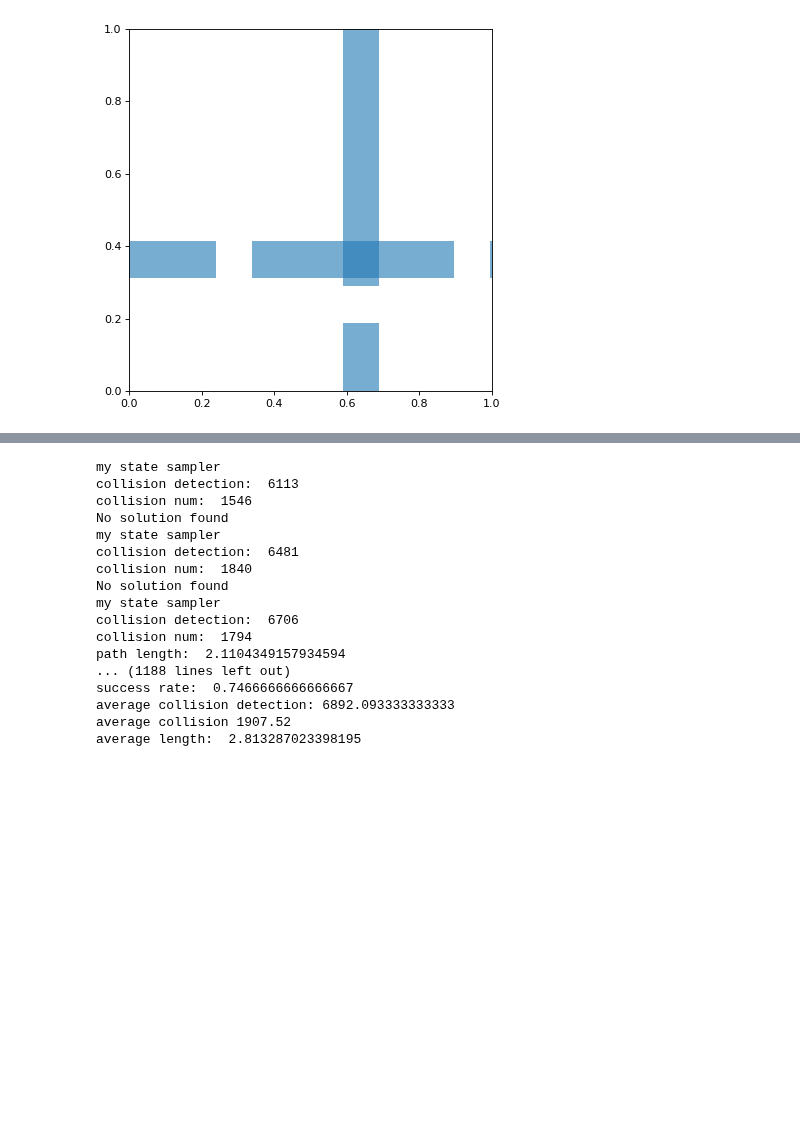
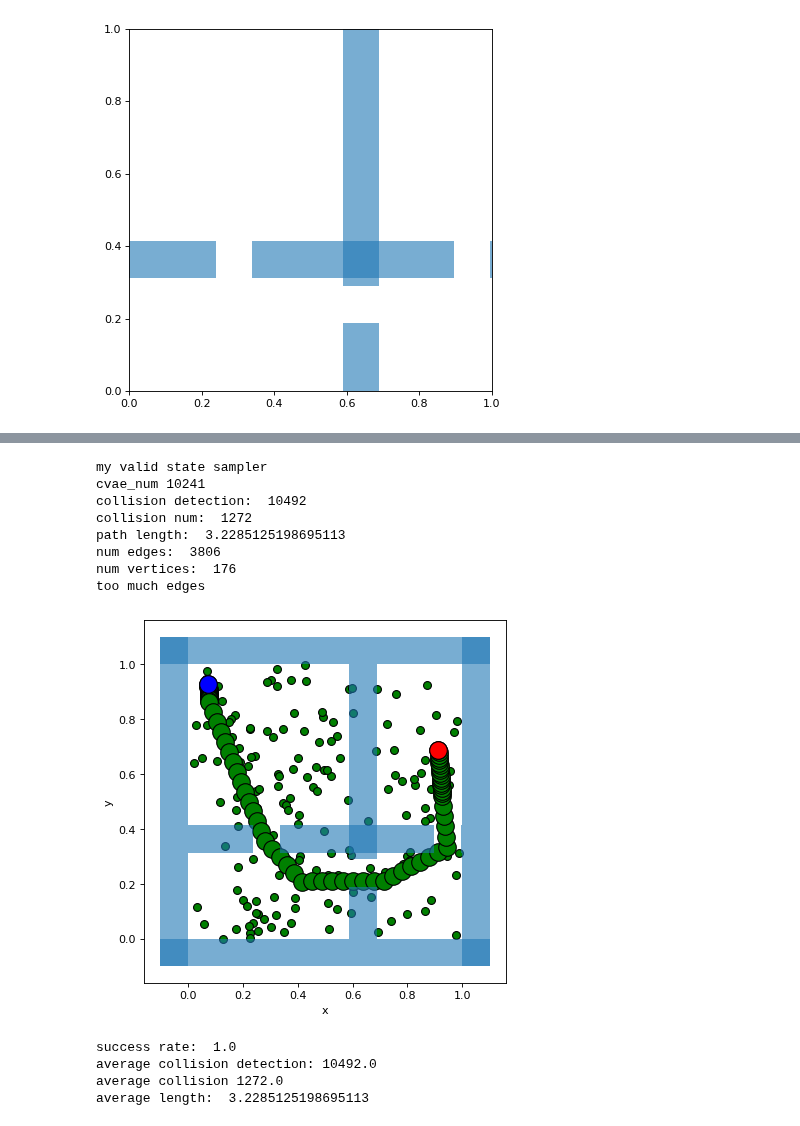
Before and after one commit to KarlRong/VAE-Motion-Planning, a Jupyter notebook: ompl_narrowpassage.ipynb, the cells around one changed output, grey strips where cells are left out. Saved outputs shown, nothing was run; the diff lists cells and outputs as text; code cells hidden in the pictures; blank space fills up the shorter version.

```diff
--- a/ompl_narrowpassage.ipynb
+++ b/ompl_narrowpassage.ipynb
@@ -345,7 +345,7 @@ def allocatePlanner(si, plannerType):
         ou.OMPL_ERROR("Planner-type is not implemented in allocation function.")
 
 from utils.NarrowPassage import gap2obs
-def plt_ompl_result(condition, start, goal, path, collisionchecker):
+def plt_ompl_result(condition, start, goal, path, collisionchecker, spaceinfo, planner):
     fig1 = plt.figure(figsize=(10, 6), dpi=80)
     ax1 = fig1.add_subplot(111, aspect='equal')
     obs, dimW = gap2obs(condition)
@@ -366,6 +366,24 @@ def plt_ompl_result(condition, start, goal, path, collisionchecker):
 #             ))
     gridSize = 11
 
+    plannerdata = ob.PlannerData(spaceinfo)
+    planner.getPlannerData(plannerdata)
+    print("num edges: ", plannerdata.numEdges())
+    print("num vertices: ", plannerdata.numVertices())
+    num_ver = plannerdata.numVertices()
+    num_edge = plannerdata.numEdges()
+    if num_edge > 3000:
+        print("too much edges")
+        edge_vis = False
+    else:
+        edge_vis = True
+    for i in range(0, num_ver):
+        plt.scatter( plannerdata.getVertex(i).getState().getX(), plannerdata.getVertex(i).getState().getY(), color="green", s=50, edgecolors='black')  # vertice
+        if edge_vis:
+            for j in range(0, num_ver):
+                if plannerdata.edgeExists(i, j):
+                    plt.plot([plannerdata.getVertex(i).getState().getX(), plannerdata.getVertex(j).getState().getX()], [plannerdata.getVertex(i).getState().getY(), plannerdata.getVertex(j).getState().getY()], color='gray')
+
     path.interpolate()
     states = path.getStates()
     for state in states:
@@ -376,6 +394,7 @@ def plt_ompl_result(condition, start, goal, path, collisionchecker):
 #         plt.scatter(state[0], state[1], color="red", s=100, edgecolors='red')  # collision sample
     plt.scatter(start().getX(), start().getY(), color="blue", s=250, edgecolors='black')  # init
     plt.scatter(goal().getX(), goal().getY(), color="red", s=250, edgecolors='black')  # goal
+
     plt.xlabel('x')
     plt.ylabel('y')
     plt.show()
@@ -584,12 +770,12 @@ ZeroDivisionError: division by zero
 # %%
-# rrt_star
+# prm_star
 sucess = 0
 total = 0
 total_length = 0
 total_collision_detection = 0
 total_collision = 0
 
-for i in range(0,300):
+for i in range(0, 1):
     space = ob.SE2StateSpace()
     # set lower and upper bounds
     bounds = ob.RealVectorBounds(2)
@@ -602,6 +788,8 @@ for i in range(0,300):
     obs_manager = obs2fcl(obs, dimW)
     mychecker = ValidityChecker(si, obs_manager, space)
     si.setStateValidityChecker(mychecker)
+
+
 
     si.setStateValidityCheckingResolution(0.03)
     # si.setup()
@@ -621,8 +809,7 @@ for i in range(0,300):
     # set the start and goal states
     pdef.setStartAndGoalStates(start, goal)
     si.setValidStateSamplerAllocator (ob.ValidStateSamplerAllocator(allocMyValidStateSampler))
-    si.getStateSpace().setStateSamplerAllocator(ob.StateSamplerAllocator(allocMyStateSampler))
-    optimizingPlanner = allocatePlanner(si, 'rrtstar')
+    optimizingPlanner = allocatePlanner(si, 'prmstar')
     # planner = og.RRTConnect(si)
     # set the problem we are trying to solve for the planner
     optimizingPlanner.setProblemDefinition(pdef)
@@ -631,48 +818,44 @@ for i in range(0,300):
 
     # print the settings for this space
     # print(si.settings())
     # print the problem settings
     # print(pdef)
     # attempt to solve the problem within one second of planning time
     solved = optimizingPlanner.solve(0.1)
     print("collision detection: ", mychecker.count)
     total_collision_detection += mychecker.count
     print("collision num: ", mychecker.collision_count)
     total_collision += mychecker.collision_count
 
     total += 1
     if solved.asString() == 'Exact solution':
         # get the goal representation from the problem definition (not the same as the goal state)
         # and inquire about the found path
         path = pdef.getSolutionPath()
         if path:
             print("path length: ", pdef.getSolutionPath().length())
             total_length += pdef.getSolutionPath().length()
     #     print("Found solution:\n%s" % path)
-#             plt_ompl_result(con, start, goal,path, mychecker)
+            plt_ompl_result(con, start, goal,path, mychecker, si, optimizingPlanner)
         sucess += 1
     else:
         print("No solution found")
 
 print("success rate: ", sucess/total)
 print("average collision detection:", total_collision_detection/total)
 print("average collision", total_collision/total)
 print("average length: ", total_length/sucess)
 # %% [output]
-my state sampler
-collision detection:  6113
-collision num:  1546
-No solution found
-my state sampler
-collision detection:  6481
-collision num:  1840
-No solution found
-my state sampler
-collision detection:  6706
-collision num:  1794
-path length:  2.1104349157934594
-... (1188 lines left out)
-success rate:  0.7466666666666667
-average collision detection: 6892.093333333333
-average collision 1907.52
-average length:  2.813287023398195
+my valid state sampler
+cvae_num 10241
+collision detection:  10492
+collision num:  1272
+path length:  3.2285125198695113
+num edges:  3806
+num vertices:  176
+too much edges
+[figure, added]
+success rate:  1.0
+average collision detection: 10492.0
+average collision 1272.0
+average length:  3.2285125198695113
```
Also changed, not shown: parts of 8 cells of this notebook, 3 other files.
